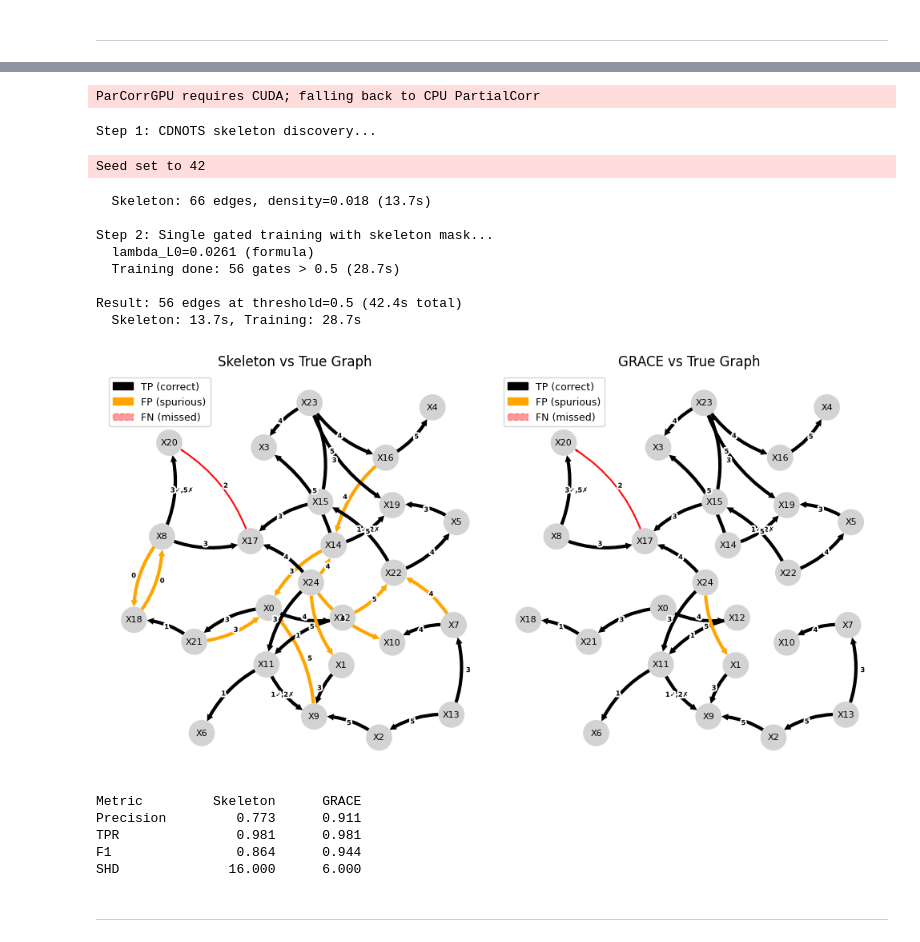
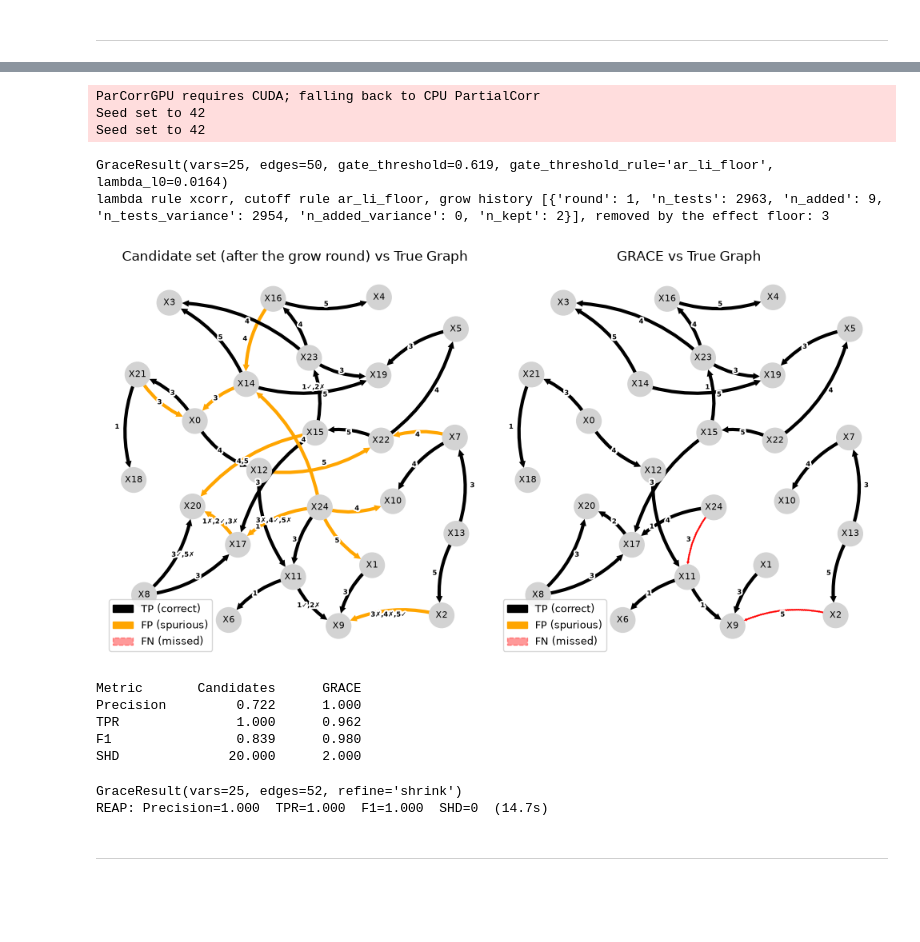
Before and after one commit to bloomberg/causal-ts, a Jupyter notebook: examples/api_reference.ipynb, the cells around one changed output, grey strips where cells are left out. Drawn from its saved outputs; the diff is of its cells as text; code cells hidden in the pictures; blank space fills up the shorter version.

```diff
--- a/examples/api_reference.ipynb
+++ b/examples/api_reference.ipynb
@@ -992,63 +1036,70 @@ Run CDNOTS skeleton discovery followed by single gated neural refinement.
 gen = SCPGraphGenerator(n_vars=25, max_lag=5)
 result = gen.sample(seed=42, T=2000)
 
-res = run_cdnots_gated(
-    df=result["df"], max_lag=result["max_lag"],
-    verbose=True, device="cpu", model_seed=42,
+res = run_grace(
+    result["df"], max_lag=result["max_lag"],
+    verbose=False, device="cpu", model_seed=42,
 )
-G_hat, gate_vals = res.cg_tig, res.gate_values
+G_hat, gate_vals = res.cg_tig, res.gate_values  # self-loops: F-tested, gate value 0
+print(res)
+print(f"lambda rule {res.lambda_rule}, cutoff rule {res.gate_threshold_rule}, "
+      f"grow history {res.grow_history}, removed by the effect floor: {res.n_effect_pruned}")
 # %% [output]
 ParCorrGPU requires CUDA; falling back to CPU PartialCorr
+Seed set to 42
+Seed set to 42
-Step 1: CDNOTS skeleton discovery...
+GraceResult(vars=25, edges=50, gate_threshold=0.619, gate_threshold_rule='ar_li_floor', lambda_l0=0.0164)
+lambda rule xcorr, cutoff rule ar_li_floor, grow history [{'round': 1, 'n_tests': 2963, 'n_added': 9, 'n_tests_variance': 2954, 'n_added_variance': 0, 'n_kept': 2}], removed by the effect floor: 3
-Seed set to 42
-  Skeleton: 66 edges, density=0.018 (13.7s)
-
-Step 2: Single gated training with skeleton mask...
-  lambda_L0=0.0261 (formula)
-  Training done: 56 gates > 0.5 (28.7s)
-
-Result: 56 edges at threshold=0.5 (42.4s total)
-  Skeleton: 13.7s, Training: 28.7s
 # %%
 fig, axes = plt.subplots(1, 2, figsize=(10, 8))
 _,_,pos = tp.compare_graphs(
-    graph_true=result["ground_truth"], graph_discovered=res.skeleton,
-    var_names=result["var_names"], node_layout="neato",
+    graph_true=result["ground_truth"], graph_discovered=res.candidate_graph,
+    var_names=result["var_names"], node_layout="fdp",
     node_size=0.15, arrow_linewidth=3, link_label_fontsize=6,
-    title="Skeleton vs True Graph",
-    legend_loc=None,
+    title="Candidate set (after the grow round) vs True Graph",
+    legend_loc="lower left",
     tp_color='black',
     fig_ax=(fig, axes[0]),
     return_pos=True, node_label_size=8,
 )
 tp.compare_graphs(
     graph_true=result["ground_truth"], graph_discovered=G_hat,
     var_names=result["var_names"],
     node_size=0.15, arrow_linewidth=3, link_label_fontsize=6,
     title="GRACE vs True Graph",
-    legend_loc=None,
+    legend_loc="lower left",
     tp_color='black',
     fig_ax=(fig, axes[1]),
     node_pos=pos,
     node_label_size=8,
 )
 
 plt.tight_layout()
 plt.show()
 
 skel_metrics = evaluate_graph(res.skeleton, result["ground_truth"])
 grace_metrics = evaluate_graph(G_hat, result["ground_truth"])
 
-print(f"{'Metric':<12} {'Skeleton':>10} {'GRACE':>10}")
+print(f"{'Metric':<12} {'Candidates':>10} {'GRACE':>10}")
 for k in ["Precision", "TPR", "F1", "SHD"]:
     print(f"{k:<12} {skel_metrics[k]:>10.3f} {grace_metrics[k]:>10.3f}")
 # %% [output]
-[figure, old version]
+[figure, new version]
-Metric         Skeleton      GRACE
-Precision         0.773      0.911
-TPR               0.981      0.981
-F1                0.864      0.944
-SHD              16.000      6.000
+Metric       Candidates      GRACE
+Precision         0.722      1.000
+TPR               1.000      0.962
+F1                0.839      0.980
+SHD              20.000      2.000
+# %%
+# REAP on the same data: regression-based grow-shrink, nothing trained
+res_reap = run_reap(result["df"], max_lag=result["max_lag"], verbose=False)
+m_reap = evaluate_graph(res_reap.cg_tig, result["ground_truth"])
+print(res_reap)
+print(f"REAP: Precision={m_reap['Precision']:.3f}  TPR={m_reap['TPR']:.3f}  "
+      f"F1={m_reap['F1']:.3f}  SHD={m_reap['SHD']}  ({res_reap.runtime:.1f}s)")
+# %% [output]
+GraceResult(vars=25, edges=52, refine='shrink')
+REAP: Precision=1.000  TPR=1.000  F1=1.000  SHD=0  (14.7s)
 # %% [markdown]
 ---
 # %% [markdown]
```
Also changed, not shown: parts of 7 cells of this notebook, 39 other files.
